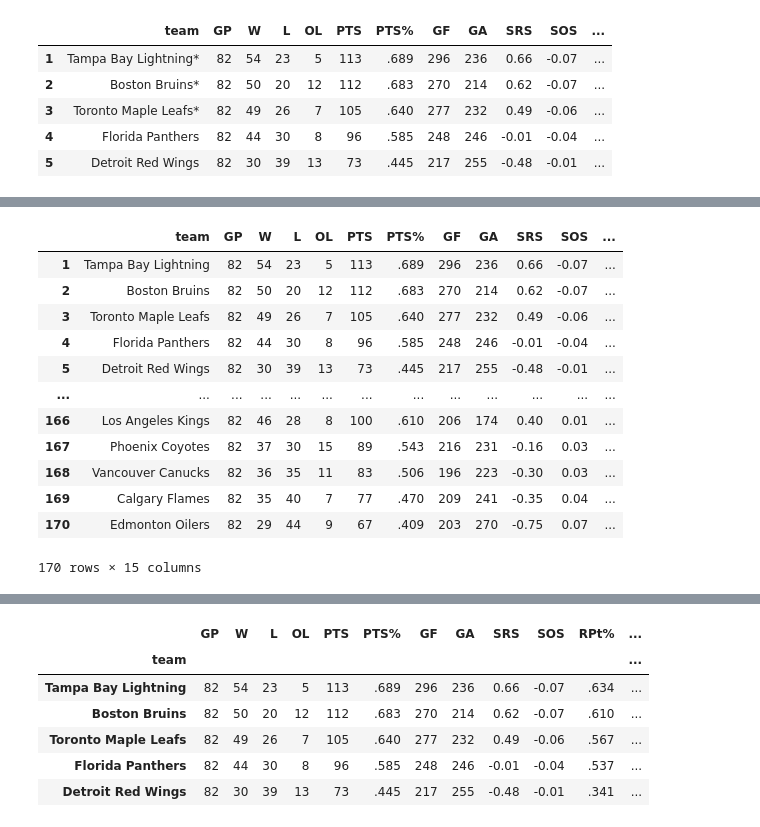
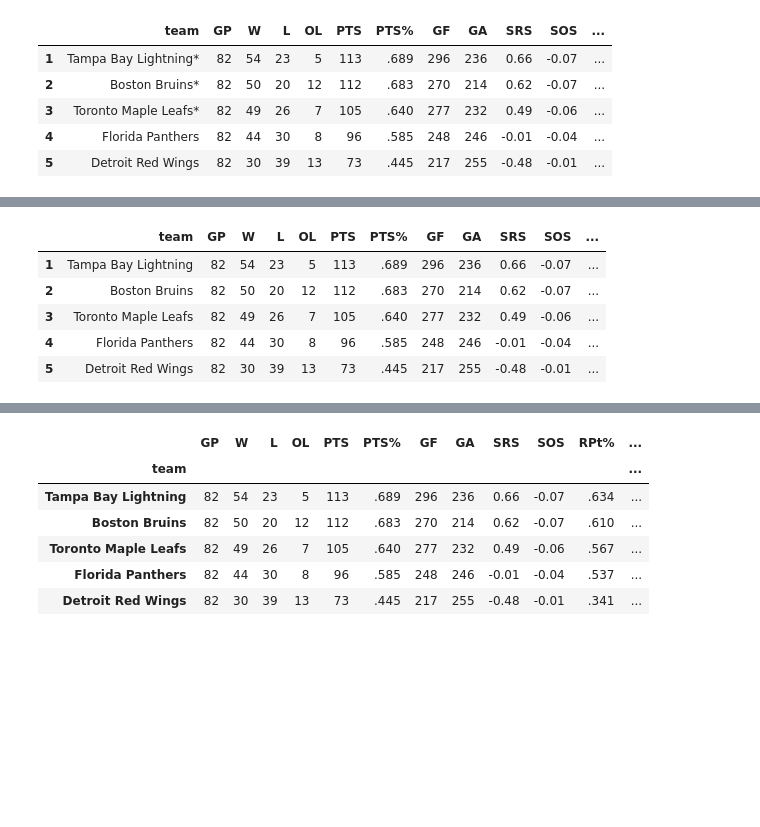
Before and after one commit to pahadiahimanshu/UMdatascience, a Jupyter notebook: Intro-to-DS/Week-4/assignment4.ipynb, the cells around one changed output, grey strips where cells are left out. Cells and saved outputs as stored; diff of their text form; code cells hidden in the pictures; blank space fills up the shorter version.

```diff
--- a/Intro-to-DS/Week-4/assignment4.ipynb
+++ b/Intro-to-DS/Week-4/assignment4.ipynb
@@ -139,20 +126,13 @@ Name: team, Length: 170, dtype: object
 # %%
 nhl_df['team'] = nhl_df['team'].apply(lambda x: x.replace('*',''))
-nhl_df
+nhl_df.head()
 # %% [output]
 |  | team | GP | W | L | OL | PTS | PTS% | GF | GA | SRS | SOS | ... |
 | 1 | Tampa Bay Lightning | 82 | 54 | 23 | 5 | 113 | .689 | 296 | 236 | 0.66 | -0.07 | ... |
 | 2 | Boston Bruins | 82 | 50 | 20 | 12 | 112 | .683 | 270 | 214 | 0.62 | -0.07 | ... |
 | 3 | Toronto Maple Leafs | 82 | 49 | 26 | 7 | 105 | .640 | 277 | 232 | 0.49 | -0.06 | ... |
 | 4 | Florida Panthers | 82 | 44 | 30 | 8 | 96 | .585 | 248 | 246 | -0.01 | -0.04 | ... |
 | 5 | Detroit Red Wings | 82 | 30 | 39 | 13 | 73 | .445 | 217 | 255 | -0.48 | -0.01 | ... |
-| ... | ... | ... | ... | ... | ... | ... | ... | ... | ... | ... | ... | ... |
-| 166 | Los Angeles Kings | 82 | 46 | 28 | 8 | 100 | .610 | 206 | 174 | 0.40 | 0.01 | ... |
-| 167 | Phoenix Coyotes | 82 | 37 | 30 | 15 | 89 | .543 | 216 | 231 | -0.16 | 0.03 | ... |
-| 168 | Vancouver Canucks | 82 | 36 | 35 | 11 | 83 | .506 | 196 | 223 | -0.30 | 0.03 | ... |
-| 169 | Calgary Flames | 82 | 35 | 40 | 7 | 77 | .470 | 209 | 241 | -0.35 | 0.04 | ... |
-| 170 | Edmonton Oilers | 82 | 29 | 44 | 9 | 67 | .409 | 203 | 270 | -0.75 | 0.07 | ... |
-170 rows × 15 columns
 # %%
 # nhl_df[nhl_df['year'] == 2018]
 # %%
```
Also changed, not shown: parts of 47 cells of this notebook.
